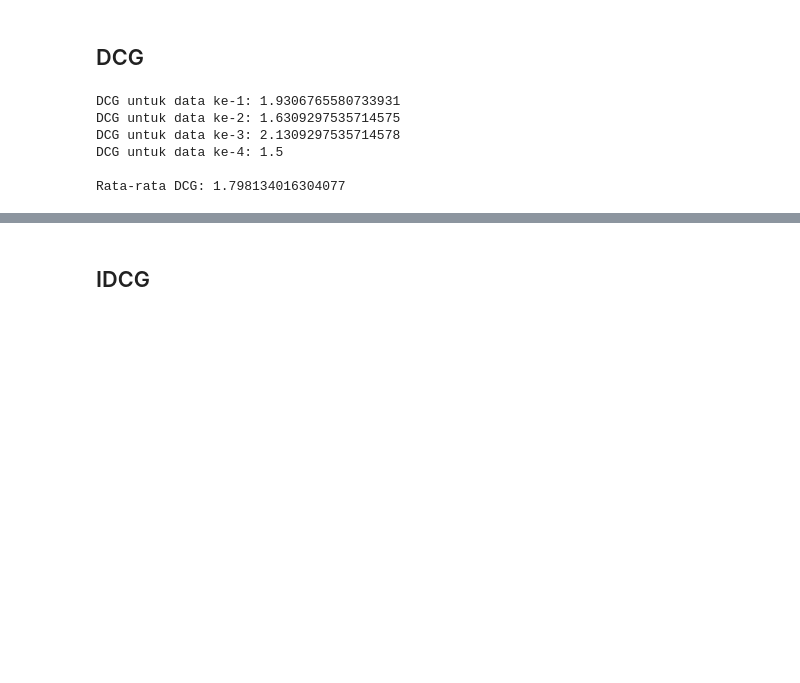
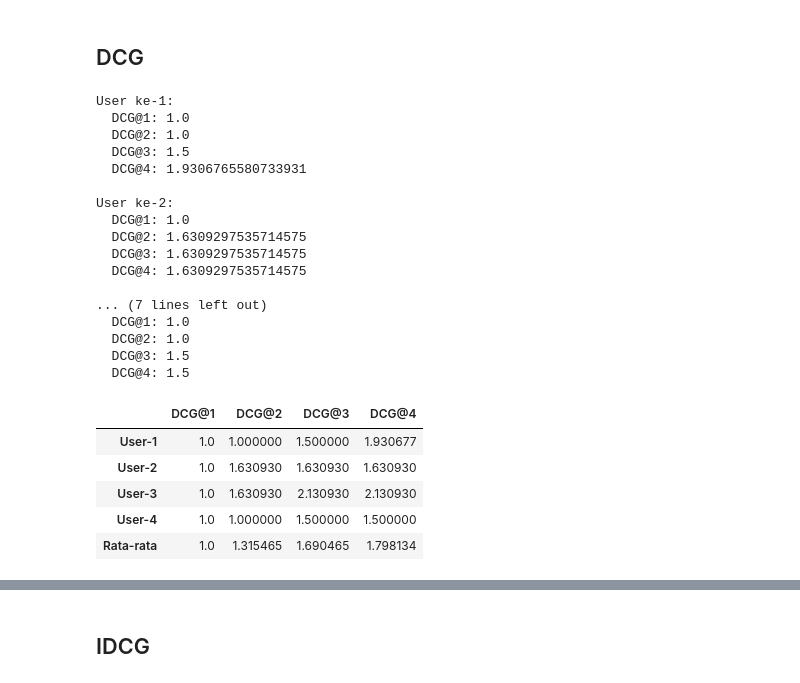
Before and after one commit to alfiiinur/setBasedImplentasi, a Jupyter notebook: evaluasi/NDCG.ipynb, the cells around one changed output, grey strips where cells are left out. Drawn from its saved outputs; the diff is of its cells as text; code cells hidden in the pictures; blank space fills up the shorter version.

Commit message:
UPDATE EVALUASI

```diff
--- a/NDCG.ipynb
+++ b/evaluasi/NDCG.ipynb
@@ -107,8 +107,10 @@ item not rated 87
 user not rated2 2
 # %%
 # toy data ndcg
-groundTruth = [[1, 2, 3, 4, 11], [1, 12, 4, 7], [4, 11, 12, 32], [2, 3, 5, 10]]
-TopNrek = [[1, 5, 2, 3, 15], [1,4,6,2], [11, 4, 32, 1], [2, 4, 10, 45]]
+groundTruthFold1 = [[1, 2, 3, 4, 11], [1, 12, 4, 7], [4, 11, 12, 32], [2, 3, 5, 10]]
+groundTruthFold2 = [[3, 5, 7, 10, 11], [2, 3, 5, 11], [1, 10, 11, 12], [4, 7, 12, 21]]
+TopNrekFold1 = [[1, 5, 2, 3, 15], [1,4,6,2], [11, 4, 32, 1], [2, 4, 10, 45]]
+TopNrekFold2 = [[2, 3, 4, 15, 5], [3,2,12,42], [1, 12, 2, 22], [4, 7, 12, 22]]
 # %%
 groundTruth1 = [1, 2, 3, 4]
 TopNrek1 = [1, 5, 2, 3, 15]
@@ -142,10 +145,56 @@ def dcgN(groundTruth, TopNrek, N):
+# %%
+import pandas as pd
+
+def dcgN2(groundTruth, TopNrek, max_N):
+    dcg_matrix = []  # Menyimpan DCG tiap user untuk N = 1 sampai max_N
+
+    for i in range(len(groundTruth)):
+        user_dcg = []
+        print(f"\nUser ke-{i+1}:")
+        for N in range(1, max_N + 1):
+            dcg_value = EvaluasiDCG(groundTruth[i], TopNrek[i], N)
+            user_dcg.append(dcg_value)
+            print(f"  DCG@{N}: {dcg_value}")
+        dcg_matrix.append(user_dcg)
+
+    # Buat DataFrame
+    columns = [f"DCG@{N}" for N in range(1, max_N + 1)]
+    df_dcg = pd.DataFrame(dcg_matrix, columns=columns)
+    df_dcg.index = [f"User-{i+1}" for i in range(len(groundTruth))]
+
+    # Tambahkan rata-rata DCG@N
+    avg_row = df_dcg.mean()
+    df_dcg.loc["Rata-rata"] = avg_row
+
+    # print("\nDataFrame DCG per user:")
+    # print(df_dcg)
+
+    return df_dcg
 # %%
 
-calDCGN = dcgN(groundTruth, TopNrek, 4)
+calDCGN = dcgN2(groundTruthFold1, TopNrekFold1, 4)
+calDCGN
 # %% [output]
-DCG untuk data ke-1: 1.9306765580733931
-DCG untuk data ke-2: 1.6309297535714575
-DCG untuk data ke-3: 2.1309297535714578
-DCG untuk data ke-4: 1.5
+User ke-1:
+  DCG@1: 1.0
+  DCG@2: 1.0
+  DCG@3: 1.5
+  DCG@4: 1.9306765580733931
 
-Rata-rata DCG: 1.798134016304077
+User ke-2:
+  DCG@1: 1.0
+  DCG@2: 1.6309297535714575
+  DCG@3: 1.6309297535714575
+  DCG@4: 1.6309297535714575
+
+... (7 lines left out)
+  DCG@1: 1.0
+  DCG@2: 1.0
+  DCG@3: 1.5
+  DCG@4: 1.5
+|  | DCG@1 | DCG@2 | DCG@3 | DCG@4 |
+| User-1 | 1.0 | 1.000000 | 1.500000 | 1.930677 |
+| User-2 | 1.0 | 1.630930 | 1.630930 | 1.630930 |
+| User-3 | 1.0 | 1.630930 | 2.130930 | 2.130930 |
+| User-4 | 1.0 | 1.000000 | 1.500000 | 1.500000 |
+| Rata-rata | 1.0 | 1.315465 | 1.690465 | 1.798134 |
```
Also changed, not shown: parts of 16 cells of this notebook, 7 other files.
